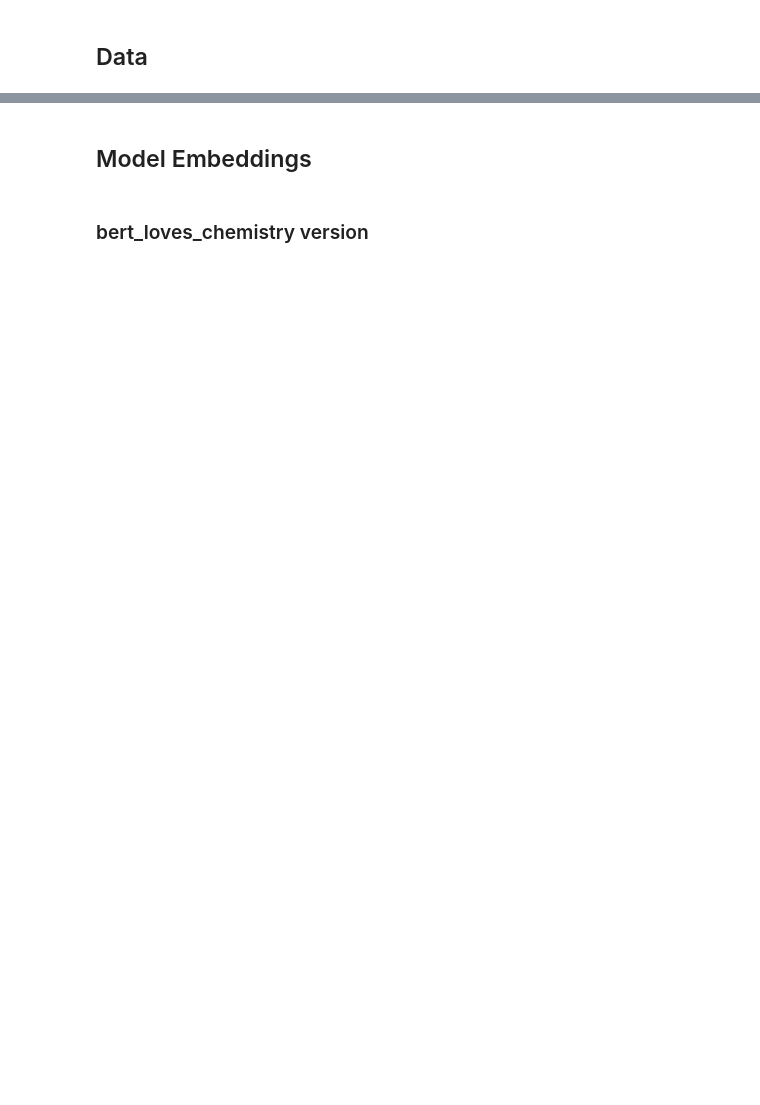
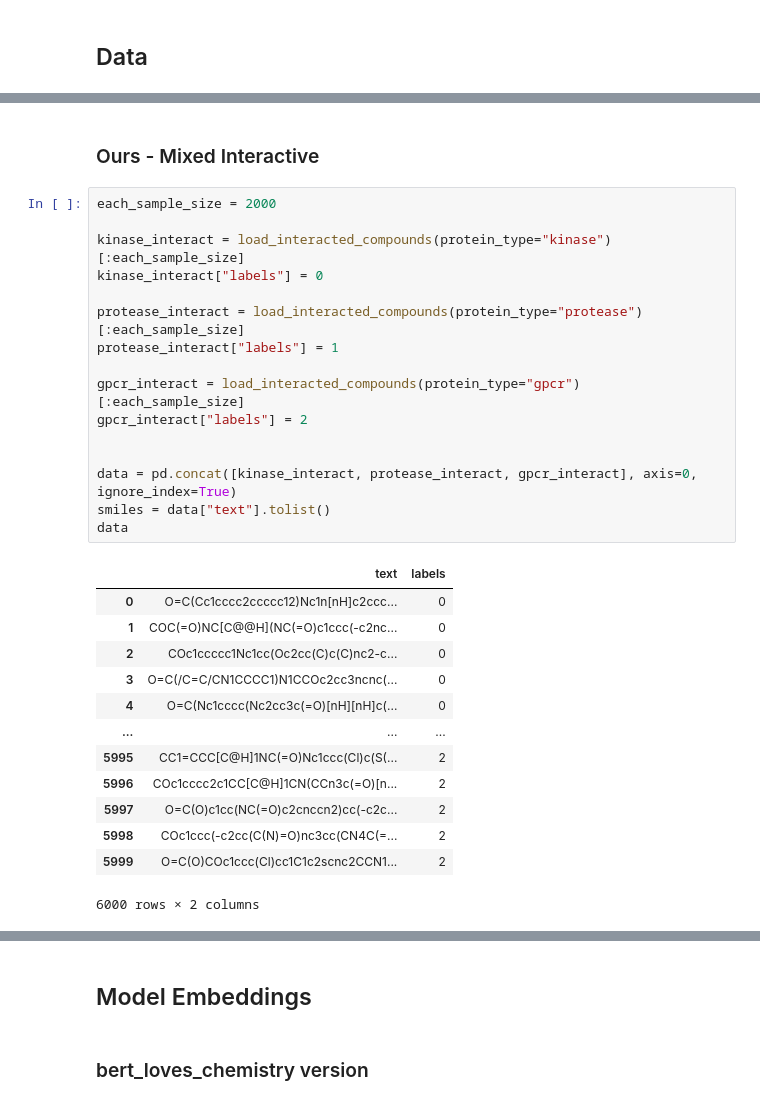
Before and after one commit to ilkersigirci/thesis-work, a Jupyter notebook: notebooks/clustering.ipynb, the cells around one changed output, grey strips where cells are left out. Drawn from its saved outputs; the diff is of its cells as text; blank space fills up the shorter version.

```diff
--- a/notebooks/clustering.ipynb
+++ b/notebooks/clustering.ipynb
@@ -50,0 +78,32 @@ np.set_printoptions(precision=3)
+# %% [markdown]
+### Ours - Mixed Interactive
+# %%
+each_sample_size = 2000
+
+kinase_interact = load_interacted_compounds(protein_type="kinase")[:each_sample_size]
+kinase_interact["labels"] = 0
+
+protease_interact = load_interacted_compounds(protein_type="protease")[:each_sample_size]
+protease_interact["labels"] = 1
+
+gpcr_interact = load_interacted_compounds(protein_type="gpcr")[:each_sample_size]
+gpcr_interact["labels"] = 2
+
+
+data = pd.concat([kinase_interact, protease_interact, gpcr_interact], axis=0, ignore_index=True)
+smiles = data["text"].tolist()
+data
+# %% [output]
+|  | text | labels |
+| 0 | O=C(Cc1cccc2ccccc12)Nc1n[nH]c2ccc... | 0 |
+| 1 | COC(=O)NC[C@@H](NC(=O)c1ccc(-c2nc... | 0 |
+| 2 | COc1ccccc1Nc1cc(Oc2cc(C)c(C)nc2-c... | 0 |
+| 3 | O=C(/C=C/CN1CCCC1)N1CCOc2cc3ncnc(... | 0 |
+| 4 | O=C(Nc1cccc(Nc2cc3c(=O)[nH][nH]c(... | 0 |
+| ... | ... | ... |
+| 5995 | CC1=CCC[C@H]1NC(=O)Nc1ccc(Cl)c(S(... | 2 |
+| 5996 | COc1cccc2c1CC[C@H]1CN(CCn3c(=O)[n... | 2 |
+| 5997 | O=C(O)c1cc(NC(=O)c2cnccn2)cc(-c2c... | 2 |
+| 5998 | COc1ccc(-c2cc(C(N)=O)nc3cc(CN4C(=... | 2 |
+| 5999 | O=C(O)COc1ccc(Cl)cc1C1c2scnc2CCN1... | 2 |
+6000 rows × 2 columns
```
Also changed, not shown: parts of 27 cells of this notebook, 5 other files.
